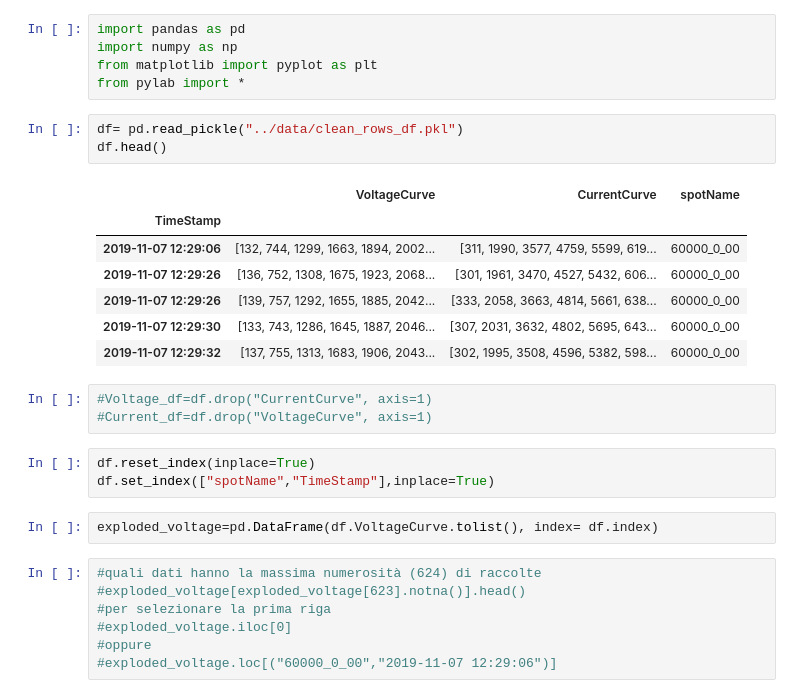
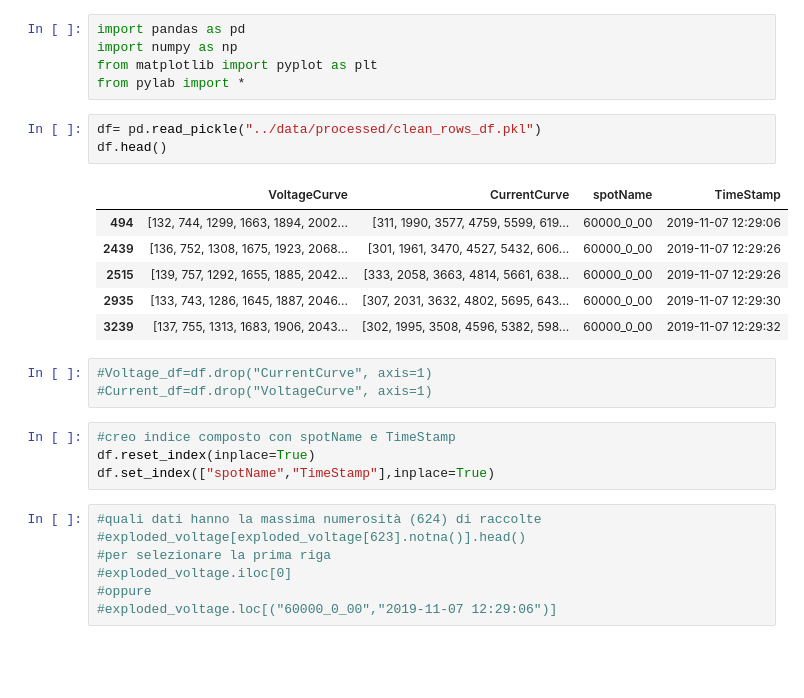
Before and after one commit to DavideMobilia/Anomaly-Detection, a Jupyter notebook: Scripts/Part2- Statistical Anomaly Detection.ipynb, the cells around one changed output. Drawn from its saved outputs; the diff is of its cells as text; blank space fills up the shorter version.

```diff
--- a/Scripts/Part2- Statistical Anomaly Detection.ipynb
+++ b/Scripts/Part2- Statistical Anomaly Detection.ipynb
@@ -4,24 +4,22 @@ import numpy as np
 from matplotlib import pyplot as plt
 from pylab import *
 # %%
-df= pd.read_pickle("../data/clean_rows_df.pkl")
+df= pd.read_pickle("../data/processed/clean_rows_df.pkl")
 df.head()
 # %% [output]
-|  | VoltageCurve | CurrentCurve | spotName |
-| TimeStamp |  |  |  |
-| 2019-11-07 12:29:06 | [132, 744, 1299, 1663, 1894, 2002... | [311, 1990, 3577, 4759, 5599, 619... | 60000_0_00 |
-| 2019-11-07 12:29:26 | [136, 752, 1308, 1675, 1923, 2068... | [301, 1961, 3470, 4527, 5432, 606... | 60000_0_00 |
-| 2019-11-07 12:29:26 | [139, 757, 1292, 1655, 1885, 2042... | [333, 2058, 3663, 4814, 5661, 638... | 60000_0_00 |
-| 2019-11-07 12:29:30 | [133, 743, 1286, 1645, 1887, 2046... | [307, 2031, 3632, 4802, 5695, 643... | 60000_0_00 |
-| 2019-11-07 12:29:32 | [137, 755, 1313, 1683, 1906, 2043... | [302, 1995, 3508, 4596, 5382, 598... | 60000_0_00 |
+|  | VoltageCurve | CurrentCurve | spotName | TimeStamp |
+| 494 | [132, 744, 1299, 1663, 1894, 2002... | [311, 1990, 3577, 4759, 5599, 619... | 60000_0_00 | 2019-11-07 12:29:06 |
+| 2439 | [136, 752, 1308, 1675, 1923, 2068... | [301, 1961, 3470, 4527, 5432, 606... | 60000_0_00 | 2019-11-07 12:29:26 |
+| 2515 | [139, 757, 1292, 1655, 1885, 2042... | [333, 2058, 3663, 4814, 5661, 638... | 60000_0_00 | 2019-11-07 12:29:26 |
+| 2935 | [133, 743, 1286, 1645, 1887, 2046... | [307, 2031, 3632, 4802, 5695, 643... | 60000_0_00 | 2019-11-07 12:29:30 |
+| 3239 | [137, 755, 1313, 1683, 1906, 2043... | [302, 1995, 3508, 4596, 5382, 598... | 60000_0_00 | 2019-11-07 12:29:32 |
 # %%
 #Voltage_df=df.drop("CurrentCurve", axis=1)
 #Current_df=df.drop("VoltageCurve", axis=1)
 # %%
+#creo indice composto con spotName e TimeStamp
 df.reset_index(inplace=True)
 df.set_index(["spotName","TimeStamp"],inplace=True)
-# %%
-exploded_voltage=pd.DataFrame(df.VoltageCurve.tolist(), index= df.index)
 # %%
 #quali dati hanno la massima numerosità (624) di raccolte
 #exploded_voltage[exploded_voltage[623].notna()].head()
```
Also changed, not shown: parts of 15 cells of this notebook, 2 other files.
